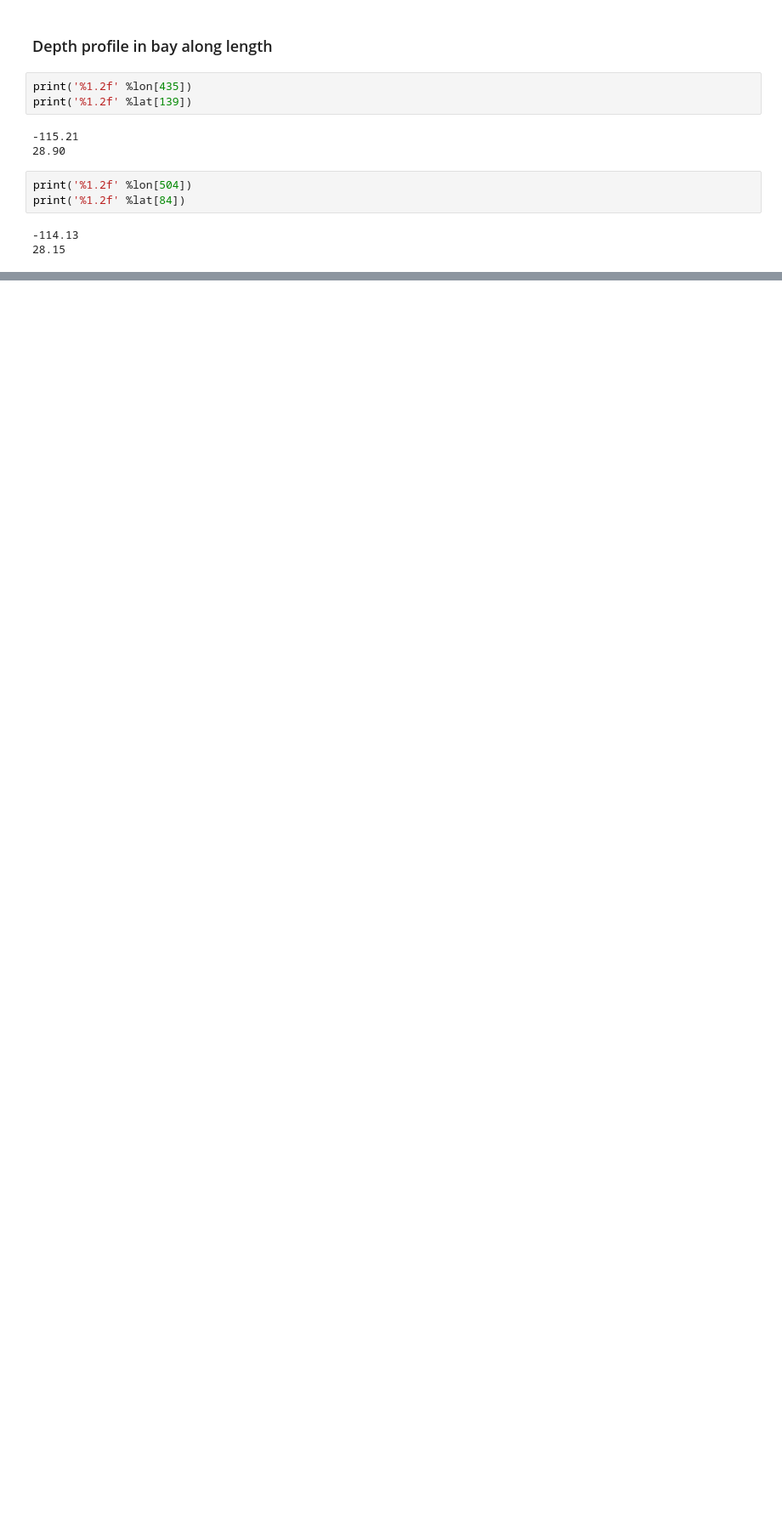
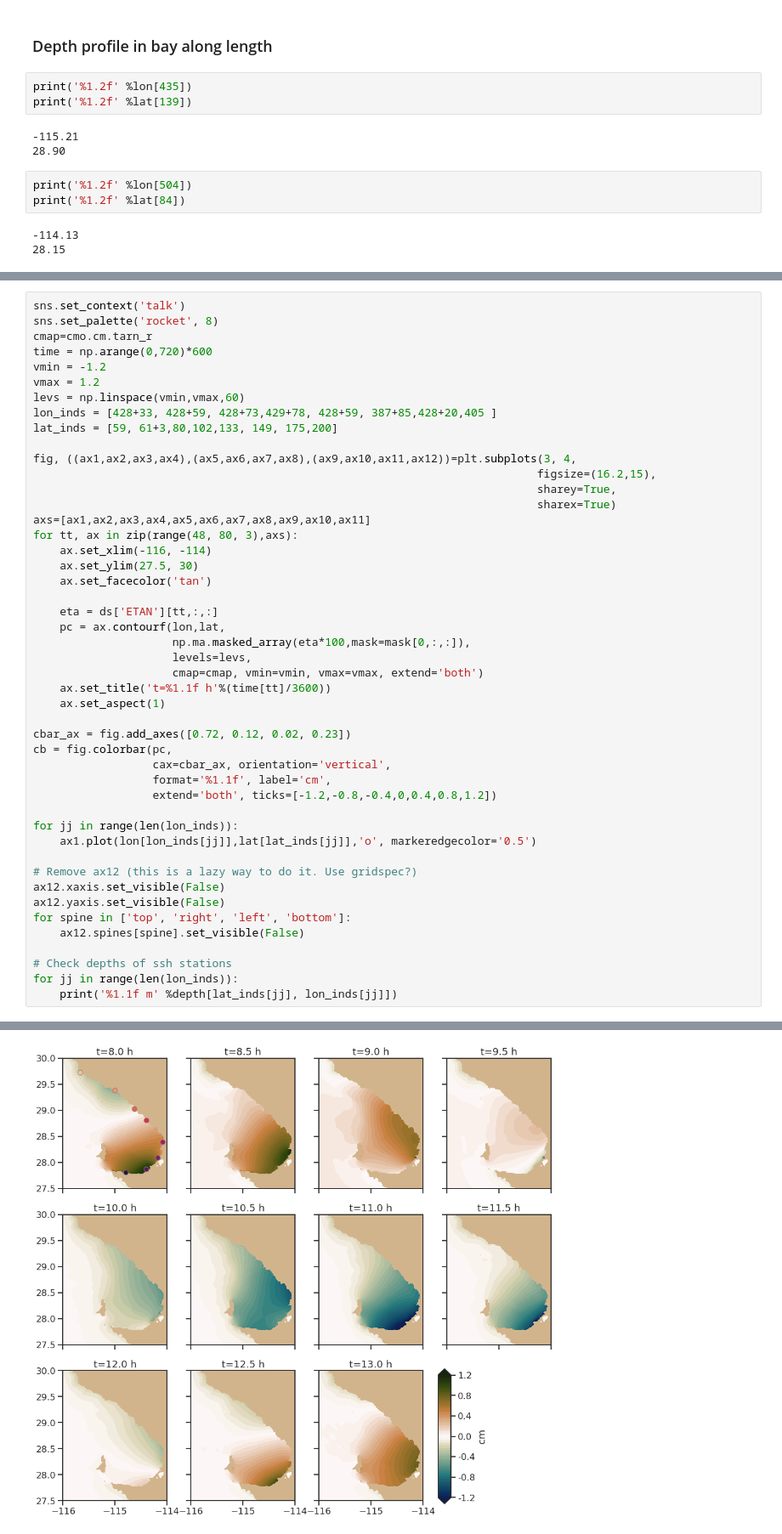
Before and after one commit to anakarinarm/notebooks_SVB, a Jupyter notebook: MITgcm/domain5/approx_SVB_period.ipynb, the cells around one changed output, grey strips where cells are left out. Shown at 85% size. Cells and saved outputs as stored; diff of their text form; blank space fills up the shorter version.

```diff
--- a/MITgcm/domain5/approx_SVB_period.ipynb
+++ b/MITgcm/domain5/approx_SVB_period.ipynb
@@ -169,0 +243,48 @@ plt.show()
+# %%
+sns.set_context('talk')
+sns.set_palette('rocket', 8)
+cmap=cmo.cm.tarn_r
+time = np.arange(0,720)*600
+vmin = -1.2
+vmax = 1.2
+levs = np.linspace(vmin,vmax,60)
+lon_inds = [428+33, 428+59, 428+73,429+78, 428+59, 387+85,428+20,405 ]
+lat_inds = [59, 61+3,80,102,133, 149, 175,200]
+
+fig, ((ax1,ax2,ax3,ax4),(ax5,ax6,ax7,ax8),(ax9,ax10,ax11,ax12))=plt.subplots(3, 4,
+                                                                            figsize=(16.2,15),
+                                                                            sharey=True,
+                                                                            sharex=True)
+axs=[ax1,ax2,ax3,ax4,ax5,ax6,ax7,ax8,ax9,ax10,ax11]
+for tt, ax in zip(range(48, 80, 3),axs):
+    ax.set_xlim(-116, -114)
+    ax.set_ylim(27.5, 30)
+    ax.set_facecolor('tan')
+
+    eta = ds['ETAN'][tt,:,:]
+    pc = ax.contourf(lon,lat,
+                     np.ma.masked_array(eta*100,mask=mask[0,:,:]),
+                     levels=levs,
+                     cmap=cmap, vmin=vmin, vmax=vmax, extend='both')
+    ax.set_title('t=%1.1f h'%(time[tt]/3600))
+    ax.set_aspect(1)
+
+cbar_ax = fig.add_axes([0.72, 0.12, 0.02, 0.23])
+cb = fig.colorbar(pc,
+                  cax=cbar_ax, orientation='vertical',
+                  format='%1.1f', label='cm',
+                  extend='both', ticks=[-1.2,-0.8,-0.4,0,0.4,0.8,1.2])
+
+for jj in range(len(lon_inds)):
+    ax1.plot(lon[lon_inds[jj]],lat[lat_inds[jj]],'o', markeredgecolor='0.5')
+
+# Remove ax12 (this is a lazy way to do it. Use gridspec?)
+ax12.xaxis.set_visible(False)
+ax12.yaxis.set_visible(False)
+for spine in ['top', 'right', 'left', 'bottom']:
+    ax12.spines[spine].set_visible(False)
+
+# Check depths of ssh stations
+for jj in range(len(lon_inds)):
+    print('%1.1f m' %depth[lat_inds[jj], lon_inds[jj]])
+# %% [output]
@@ -169,0 +299 @@ plt.show()
+[figure, added]
```
Also changed, not shown: parts of 22 cells of this notebook, 1 other file.
